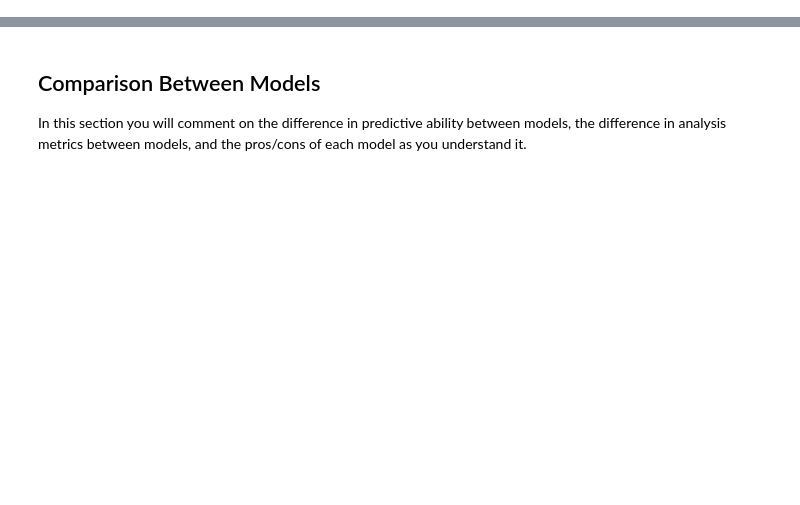
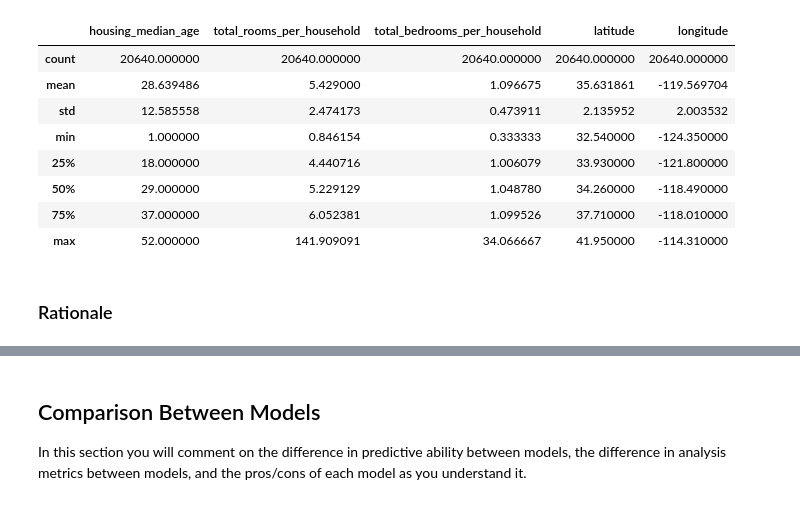
Before and after one commit to Dillonreed/3831-Coursework-Part-2, a Jupyter notebook: 3831_Coursework_Part_2.ipynb, the cells around one changed output, grey strips where cells are left out. Drawn from its saved outputs; the diff is of its cells as text; code cells hidden in the pictures; blank space fills up the shorter version.

```diff
--- a/3831_Coursework_Part_2.ipynb
+++ b/3831_Coursework_Part_2.ipynb
@@ -91,0 +238,15 @@ Think about the metrics and scoring received from the training and testing compo
+# %%
+# Normalizing features so better conclusions can be drawn
+
+# Create a copy of the houses dataset
+normalizedHouses = houses
+
+# Normalizing numerical features for houses by dividing them by the number of
+# households to estimate a mean for the geographic area
+normalizedHouses["median_income_per_household"] = normalizedHouses["median_income"] / houses["households"]
+normalizedHouses["total_rooms_per_household"] = normalizedHouses["total_rooms"] / houses["households"]
+normalizedHouses["total_bedrooms_per_household"] = normalizedHouses["total_bedrooms"] / houses["households"]
+normalizedHouses["population_per_household"] = normalizedHouses["population"] / houses["households"]
+
+# Drop the normalized features from the normalized dataset
+normalizedHouses = houses.drop(columns=["median_income", "total_rooms", "total_bedrooms"])
@@ -91,0 +303,30 @@ Think about the metrics and scoring received from the training and testing compo
+# %%
+# Remove non-selected features from the dataset
+
+# I have chosen features based on feature selection techniques, along with my
+# own context from my understanding of the raw data
+featuresSelected = [
+    "housing_median_age",
+    "total_rooms_per_household",
+    "total_bedrooms_per_household",
+    "latitude",
+    "longitude"
+]
+
+# Created a dataframe only with the features selected
+normalizedHousesFeaturesSelected = normalizedHouses[featuresSelected]
+
+# Numerically describing the dataset to see the updated state
+normalizedHousesFeaturesSelected.describe()
+# %% [output]
+|  | housing_median_age | total_rooms_per_household | total_bedrooms_per_household | latitude | longitude |
+| count | 20640.000000 | 20640.000000 | 20640.000000 | 20640.000000 | 20640.000000 |
+| mean | 28.639486 | 5.429000 | 1.096675 | 35.631861 | -119.569704 |
+| std | 12.585558 | 2.474173 | 0.473911 | 2.135952 | 2.003532 |
+| min | 1.000000 | 0.846154 | 0.333333 | 32.540000 | -124.350000 |
+| 25% | 18.000000 | 4.440716 | 1.006079 | 33.930000 | -121.800000 |
+| 50% | 29.000000 | 5.229129 | 1.048780 | 34.260000 | -118.490000 |
+| 75% | 37.000000 | 6.052381 | 1.099526 | 37.710000 | -118.010000 |
+| max | 52.000000 | 141.909091 | 34.066667 | 41.950000 | -114.310000 |
+# %% [markdown]
+### Rationale
```
Also changed, not shown: parts of 126 cells of this notebook.
